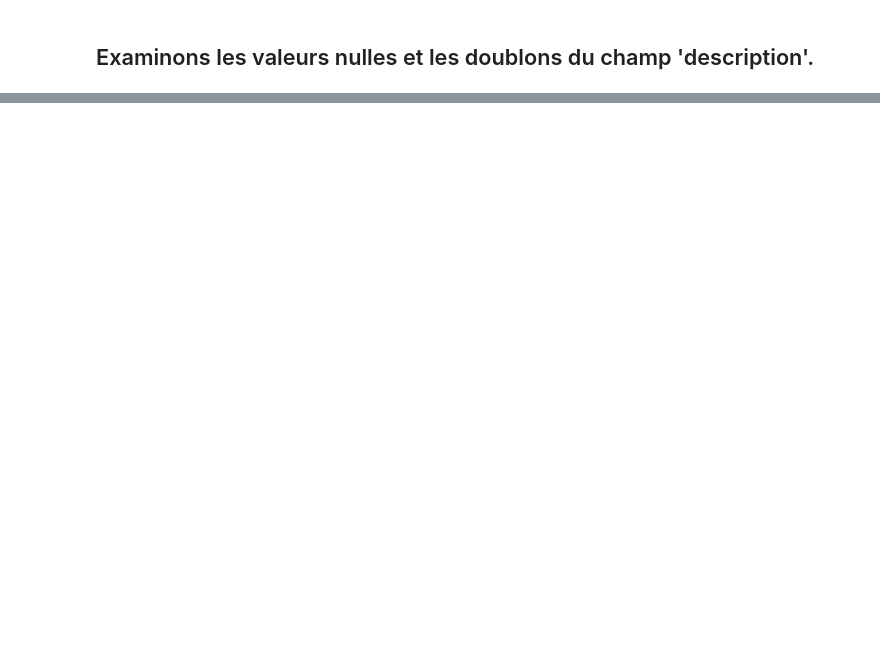
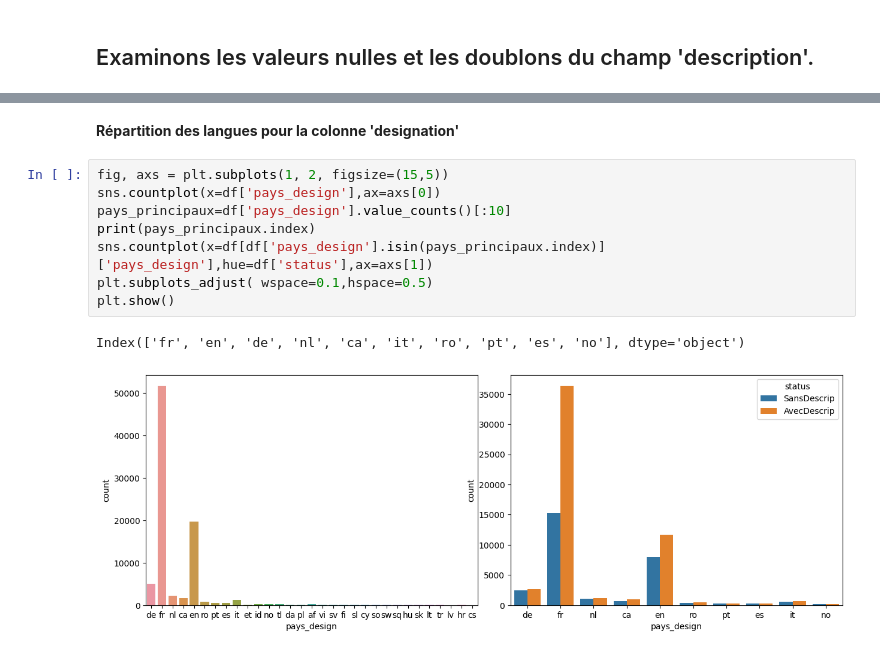
Before and after one commit to ManDes71/Rakuten_Text_Classification_ML, a Jupyter notebook: ReadMe_ML.ipynb, the cells around one changed output, grey strips where cells are left out. Cells and saved outputs as stored; diff of their text form; blank space fills up the shorter version.

```diff
--- a/ReadMe_ML.ipynb
+++ b/ReadMe_ML.ipynb
@@ -308,0 +347,13 @@ plt.show()
+# %% [markdown]
+**Répartition des langues pour la colonne 'designation'**
+# %%
+fig, axs = plt.subplots(1, 2, figsize=(15,5))
+sns.countplot(x=df['pays_design'],ax=axs[0])
+pays_principaux=df['pays_design'].value_counts()[:10]
+print(pays_principaux.index)
+sns.countplot(x=df[df['pays_design'].isin(pays_principaux.index)]['pays_design'],hue=df['status'],ax=axs[1])
+plt.subplots_adjust( wspace=0.1,hspace=0.5)
+plt.show()
+# %% [output]
+Index(['fr', 'en', 'de', 'nl', 'ca', 'it', 'ro', 'pt', 'es', 'no'], dtype='object')
+[figure, added]
```
Also changed, not shown: parts of 23 cells of this notebook.
